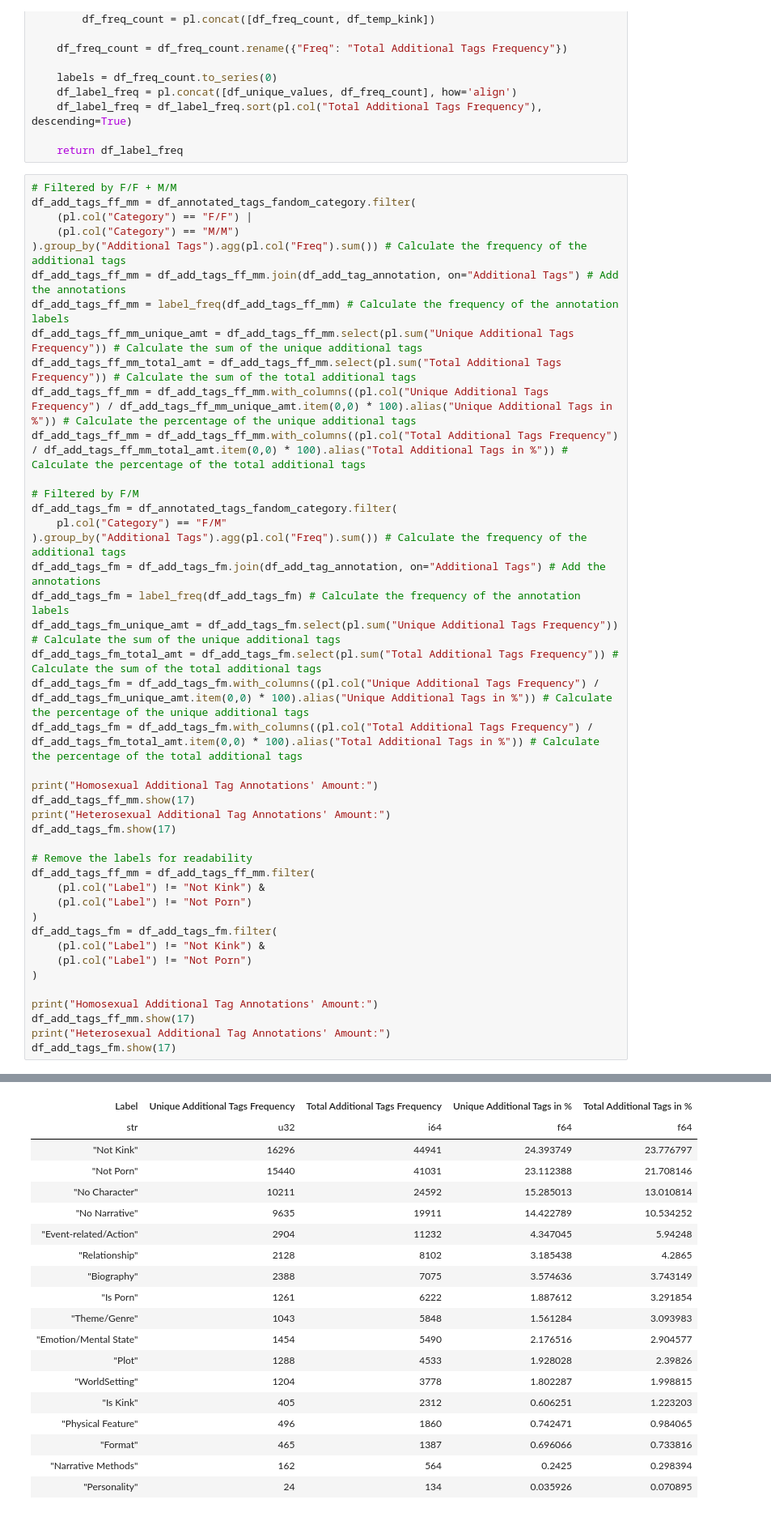
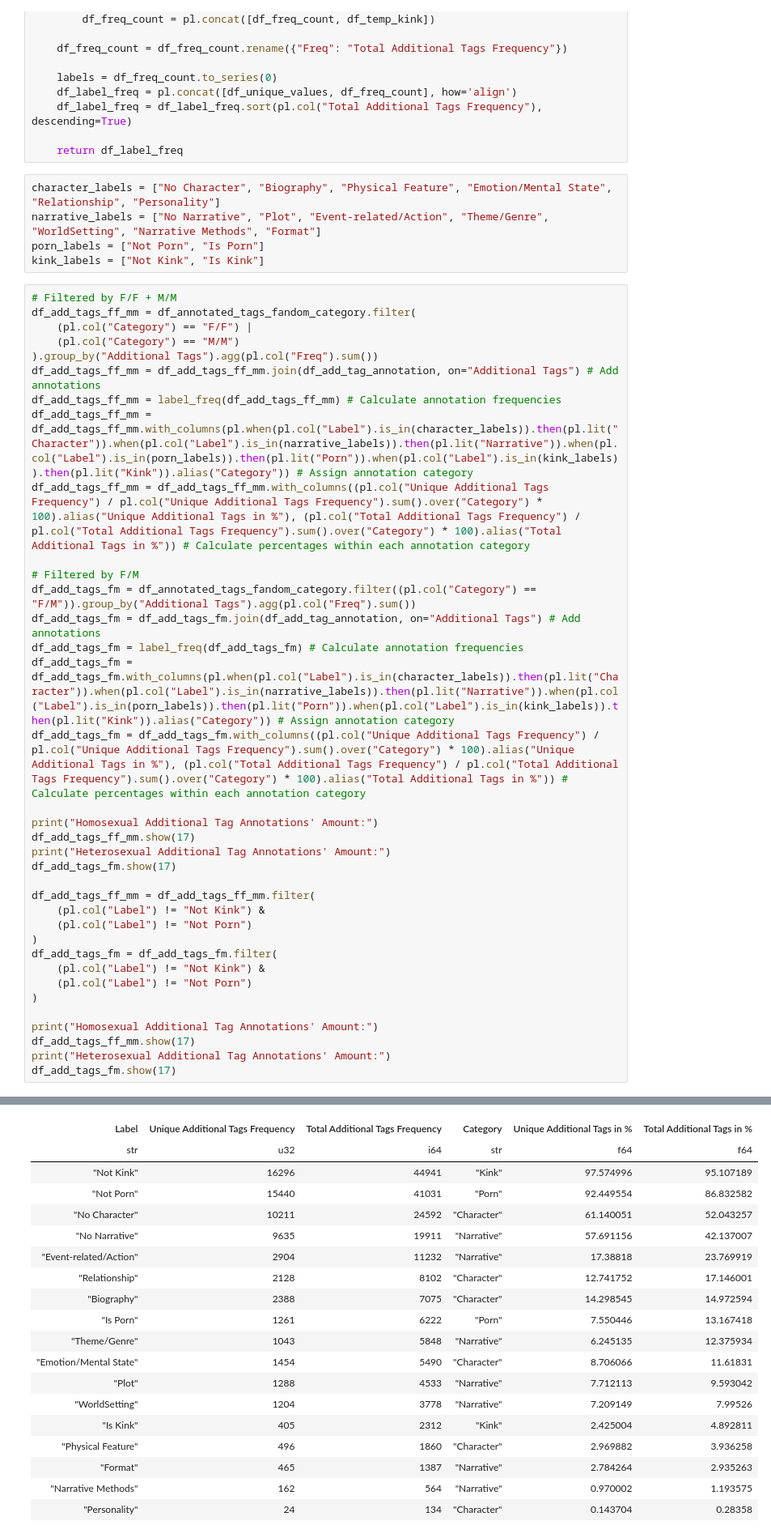
Before and after one commit to Cameron-Meinsma/ma_dh_thesis_v2, a Jupyter notebook: main_rq.ipynb, the cells around one changed output, grey strips where cells are left out. Shown at 81% size. Drawn from its saved outputs; the diff is of its cells as text.

```diff
--- a/main_rq.ipynb
+++ b/main_rq.ipynb
@@ -339,36 +339,34 @@ def label_freq(df):
     df_label_freq = df_label_freq.sort(pl.col("Total Additional Tags Frequency"), descending=True)
 
     return df_label_freq
+# %%
+character_labels = ["No Character", "Biography", "Physical Feature", "Emotion/Mental State", "Relationship", "Personality"]
+narrative_labels = ["No Narrative", "Plot", "Event-related/Action", "Theme/Genre", "WorldSetting", "Narrative Methods", "Format"]
+porn_labels = ["Not Porn", "Is Porn"]
+kink_labels = ["Not Kink", "Is Kink"]
 # %%
 # Filtered by F/F + M/M
 df_add_tags_ff_mm = df_annotated_tags_fandom_category.filter(
     (pl.col("Category") == "F/F") |
     (pl.col("Category") == "M/M")
-).group_by("Additional Tags").agg(pl.col("Freq").sum()) # Calculate the frequency of the additional tags
-df_add_tags_ff_mm = df_add_tags_ff_mm.join(df_add_tag_annotation, on="Additional Tags") # Add the annotations
-df_add_tags_ff_mm = label_freq(df_add_tags_ff_mm) # Calculate the frequency of the annotation labels
-df_add_tags_ff_mm_unique_amt = df_add_tags_ff_mm.select(pl.sum("Unique Additional Tags Frequency")) # Calculate the sum of the unique additional tags
-df_add_tags_ff_mm_total_amt = df_add_tags_ff_mm.select(pl.sum("Total Additional Tags Frequency")) # Calculate the sum of the total additional tags
-df_add_tags_ff_mm = df_add_tags_ff_mm.with_columns((pl.col("Unique Additional Tags Frequency") / df_add_tags_ff_mm_unique_amt.item(0,0) * 100).alias("Unique Additional Tags in %")) # Calculate the percentage of the unique additional tags
-df_add_tags_ff_mm = df_add_tags_ff_mm.with_columns((pl.col("Total Additional Tags Frequency") / df_add_tags_ff_mm_total_amt.item(0,0) * 100).alias("Total Additional Tags in %")) # Calculate the percentage of the total additional tags
+).group_by("Additional Tags").agg(pl.col("Freq").sum())
+df_add_tags_ff_mm = df_add_tags_ff_mm.join(df_add_tag_annotation, on="Additional Tags") # Add annotations
+df_add_tags_ff_mm = label_freq(df_add_tags_ff_mm) # Calculate annotation frequencies
+df_add_tags_ff_mm = df_add_tags_ff_mm.with_columns(pl.when(pl.col("Label").is_in(character_labels)).then(pl.lit("Character")).when(pl.col("Label").is_in(narrative_labels)).then(pl.lit("Narrative")).when(pl.col("Label").is_in(porn_labels)).then(pl.lit("Porn")).when(pl.col("Label").is_in(kink_labels)).then(pl.lit("Kink")).alias("Category")) # Assign annotation category
+df_add_tags_ff_mm = df_add_tags_ff_mm.with_columns((pl.col("Unique Additional Tags Frequency") / pl.col("Unique Additional Tags Frequency").sum().over("Category") * 100).alias("Unique Additional Tags in %"), (pl.col("Total Additional Tags Frequency") / pl.col("Total Additional Tags Frequency").sum().over("Category") * 100).alias("Total Additional Tags in %")) # Calculate percentages within each annotation category
 
 # Filtered by F/M
-df_add_tags_fm = df_annotated_tags_fandom_category.filter(
-    pl.col("Category") == "F/M"
-).group_by("Additional Tags").agg(pl.col("Freq").sum()) # Calculate the frequency of the additional tags
-df_add_tags_fm = df_add_tags_fm.join(df_add_tag_annotation, on="Additional Tags") # Add the annotations
-df_add_tags_fm = label_freq(df_add_tags_fm) # Calculate the frequency of the annotation labels
-df_add_tags_fm_unique_amt = df_add_tags_fm.select(pl.sum("Unique Additional Tags Frequency")) # Calculate the sum of the unique additional tags
-df_add_tags_fm_total_amt = df_add_tags_fm.select(pl.sum("Total Additional Tags Frequency")) # Calculate the sum of the total additional tags
-df_add_tags_fm = df_add_tags_fm.with_columns((pl.col("Unique Additional Tags Frequency") / df_add_tags_fm_unique_amt.item(0,0) * 100).alias("Unique Additional Tags in %")) # Calculate the percentage of the unique additional tags
-df_add_tags_fm = df_add_tags_fm.with_columns((pl.col("Total Additional Tags Frequency") / df_add_tags_fm_total_amt.item(0,0) * 100).alias("Total Additional Tags in %")) # Calculate the percentage of the total additional tags
+df_add_tags_fm = df_annotated_tags_fandom_category.filter((pl.col("Category") == "F/M")).group_by("Additional Tags").agg(pl.col("Freq").sum())
+df_add_tags_fm = df_add_tags_fm.join(df_add_tag_annotation, on="Additional Tags") # Add annotations
+df_add_tags_fm = label_freq(df_add_tags_fm) # Calculate annotation frequencies
+df_add_tags_fm = df_add_tags_fm.with_columns(pl.when(pl.col("Label").is_in(character_labels)).then(pl.lit("Character")).when(pl.col("Label").is_in(narrative_labels)).then(pl.lit("Narrative")).when(pl.col("Label").is_in(porn_labels)).then(pl.lit("Porn")).when(pl.col("Label").is_in(kink_labels)).then(pl.lit("Kink")).alias("Category")) # Assign annotation category
+df_add_tags_fm = df_add_tags_fm.with_columns((pl.col("Unique Additional Tags Frequency") / pl.col("Unique Additional Tags Frequency").sum().over("Category") * 100).alias("Unique Additional Tags in %"), (pl.col("Total Additional Tags Frequency") / pl.col("Total Additional Tags Frequency").sum().over("Category") * 100).alias("Total Additional Tags in %")) # Calculate percentages within each annotation category
 
 print("Homosexual Additional Tag Annotations' Amount:")
 df_add_tags_ff_mm.show(17)
 print("Heterosexual Additional Tag Annotations' Amount:")
 df_add_tags_fm.show(17)
 
-# Remove the labels for readability
 df_add_tags_ff_mm = df_add_tags_ff_mm.filter(
     (pl.col("Label") != "Not Kink") &
     (pl.col("Label") != "Not Porn")
@@ -388,20 +386,20 @@ shape: (17, 5)
-| Label | Unique Additional Tags Frequency | Total Additional Tags Frequency | Unique Additional Tags in % | Total Additional Tags in % |
-| str | u32 | i64 | f64 | f64 |
-| "Not Kink" | 16296 | 44941 | 24.393749 | 23.776797 |
-| "Not Porn" | 15440 | 41031 | 23.112388 | 21.708146 |
-| "No Character" | 10211 | 24592 | 15.285013 | 13.010814 |
-| "No Narrative" | 9635 | 19911 | 14.422789 | 10.534252 |
-| "Event-related/Action" | 2904 | 11232 | 4.347045 | 5.94248 |
-| "Relationship" | 2128 | 8102 | 3.185438 | 4.2865 |
-| "Biography" | 2388 | 7075 | 3.574636 | 3.743149 |
-| "Is Porn" | 1261 | 6222 | 1.887612 | 3.291854 |
-| "Theme/Genre" | 1043 | 5848 | 1.561284 | 3.093983 |
-| "Emotion/Mental State" | 1454 | 5490 | 2.176516 | 2.904577 |
-| "Plot" | 1288 | 4533 | 1.928028 | 2.39826 |
-| "WorldSetting" | 1204 | 3778 | 1.802287 | 1.998815 |
-| "Is Kink" | 405 | 2312 | 0.606251 | 1.223203 |
-| "Physical Feature" | 496 | 1860 | 0.742471 | 0.984065 |
-| "Format" | 465 | 1387 | 0.696066 | 0.733816 |
-| "Narrative Methods" | 162 | 564 | 0.2425 | 0.298394 |
-| "Personality" | 24 | 134 | 0.035926 | 0.070895 |
+| Label | Unique Additional Tags Frequency | Total Additional Tags Frequency | Category | Unique Additional Tags in % | Total Additional Tags in % |
+| str | u32 | i64 | str | f64 | f64 |
+| "Not Kink" | 16296 | 44941 | "Kink" | 97.574996 | 95.107189 |
+| "Not Porn" | 15440 | 41031 | "Porn" | 92.449554 | 86.832582 |
+| "No Character" | 10211 | 24592 | "Character" | 61.140051 | 52.043257 |
+| "No Narrative" | 9635 | 19911 | "Narrative" | 57.691156 | 42.137007 |
+| "Event-related/Action" | 2904 | 11232 | "Narrative" | 17.38818 | 23.769919 |
+| "Relationship" | 2128 | 8102 | "Character" | 12.741752 | 17.146001 |
+| "Biography" | 2388 | 7075 | "Character" | 14.298545 | 14.972594 |
+| "Is Porn" | 1261 | 6222 | "Porn" | 7.550446 | 13.167418 |
+| "Theme/Genre" | 1043 | 5848 | "Narrative" | 6.245135 | 12.375934 |
+| "Emotion/Mental State" | 1454 | 5490 | "Character" | 8.706066 | 11.61831 |
+| "Plot" | 1288 | 4533 | "Narrative" | 7.712113 | 9.593042 |
+| "WorldSetting" | 1204 | 3778 | "Narrative" | 7.209149 | 7.99526 |
+| "Is Kink" | 405 | 2312 | "Kink" | 2.425004 | 4.892811 |
+| "Physical Feature" | 496 | 1860 | "Character" | 2.969882 | 3.936258 |
+| "Format" | 465 | 1387 | "Narrative" | 2.784264 | 2.935263 |
+| "Narrative Methods" | 162 | 564 | "Narrative" | 0.970002 | 1.193575 |
+| "Personality" | 24 | 134 | "Character" | 0.143704 | 0.28358 |
 Heterosexual Additional Tag Annotations' Amount:
```
Also changed, not shown: parts of 1 cell of this notebook, 1 other file.
